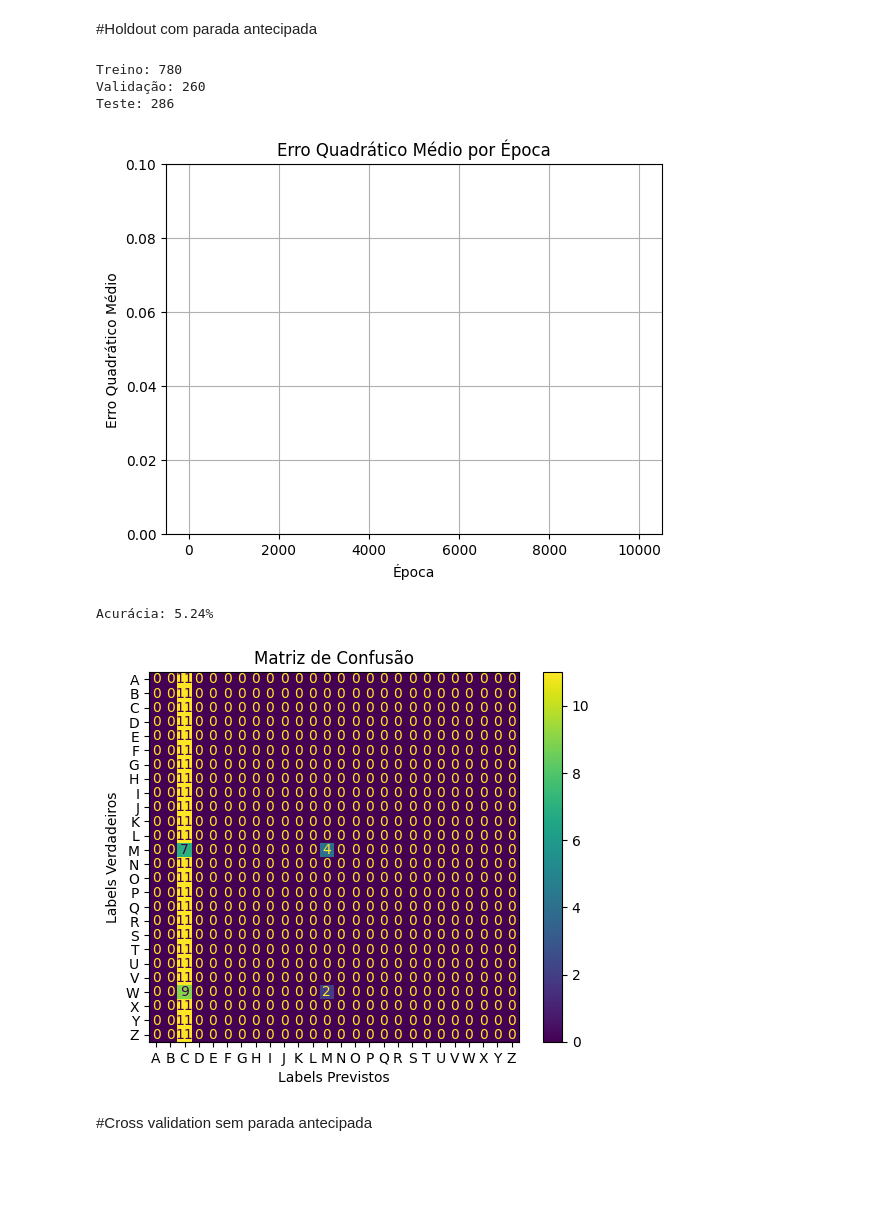
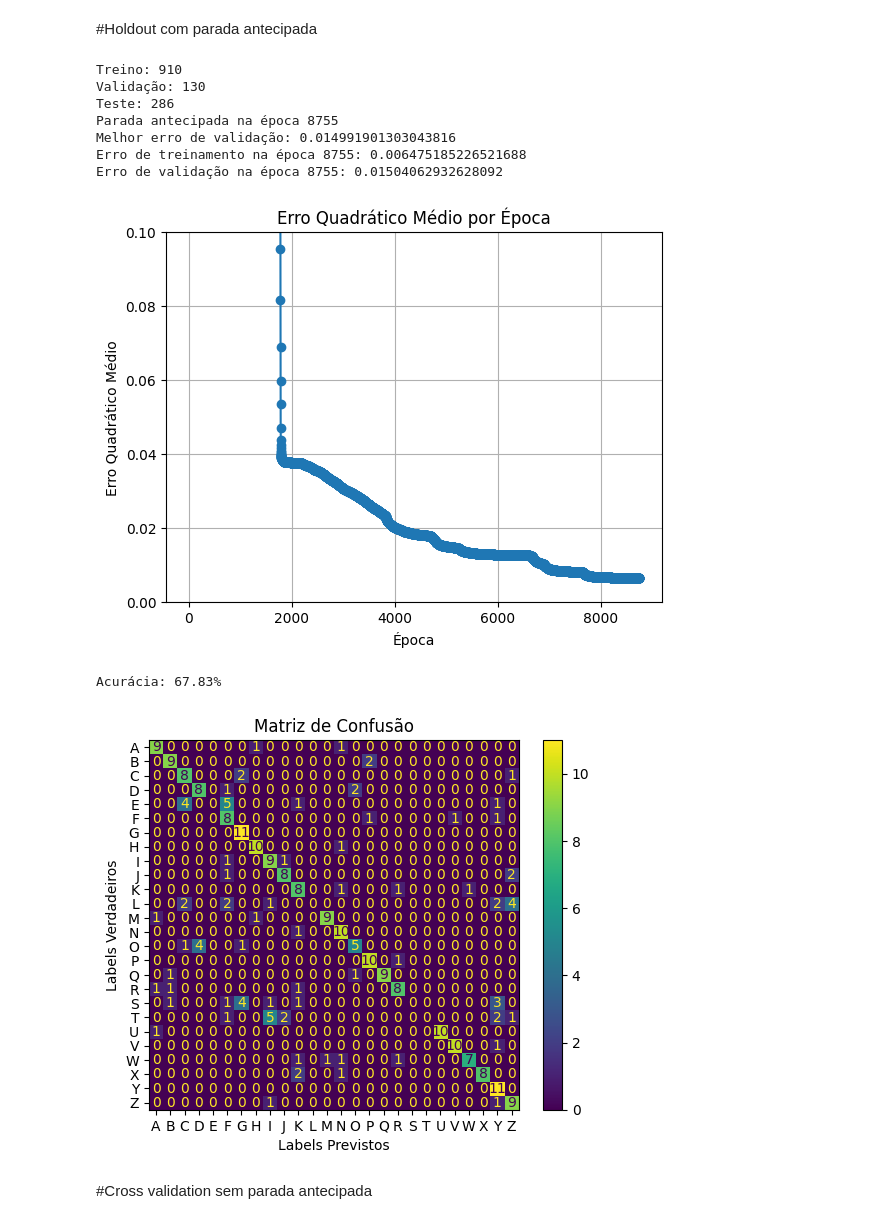
Before and after one commit to FabianaAndrade/projeto_IA, a Jupyter notebook: main.ipynb, the cells around one changed output. Drawn from its saved outputs; the diff is of its cells as text; code cells hidden in the pictures; blank space fills up the shorter version.

Commit message:
holdout parada antecipada

```diff
--- a/main.ipynb
+++ b/main.ipynb
@@ -360,47 +360,46 @@ def holdout_parada_antecipada(X, y, tamanho_entrada, num_classes):
     '''
         houldout com parada antecipada
     '''
-    perc_treino = 0.6
-    perc_validacao = 0.2
+    perc_treino = 0.7
+    perc_validacao = 0.1
 
     arrays_combinados = np.hstack((X, y))
     np.random.shuffle(arrays_combinados)
 
     x_randomizado = arrays_combinados[:, :X.shape[1]]
     y_randomizado = arrays_combinados[:, X.shape[1]:]
 
     x_treino, y_treino, x_validacao, y_validacao, x_teste, y_teste = distribui_valores( x = x_randomizado, y = y_randomizado, perc_treino = perc_treino, perc_validacao = perc_validacao)
 
     print(f"Treino: {len(x_treino)}")
     print(f"Validação: {len(x_validacao)}")
     print(f"Teste: {len(x_teste)}")
 
-    epocas_sem_melhoria = 400
+    epocas_sem_melhoria = 500
 
     mlp = MLP(tamanho_entrada, tamanho_camada_escondida, num_classes, learning_rate)
     erros_treino, erros_val = treinamento(mlp, x_treino, y_treino, x_validacao, y_validacao, epocas, epocas_sem_melhoria)
 
     y_pred = predicto(mlp, x_teste)
     y_test_labels = np.argmax(y_teste, axis=1)
 
     acc = acuracia(y_test_labels, y_pred)
     print(f"Acurácia: {acc * 100:.2f}%")
-    cm = confusion_matrix(y_test_labels, y_pred)
-    cmd = ConfusionMatrixDisplay(cm, display_labels=['A','B', 'C', 'D', 'E', 'F', 'G', 'H', 'I', 'J', 'K', 'L', 'M', 'N', 'O', 'P', 'Q', 'R', 'S', 'T', 'U', 'V', 'W', 'X', 'Y', 'Z'])
-    cmd.plot()
-    cmd.ax_.set(xlabel = 'Labels Previstos', ylabel = 'Labels Verdadeiros', title = 'Matriz de Confusão')
+    plota_matriz_confusao(y_test_labels, y_pred)
 
-tamanho_camada_entrada= 120
-tamanho_camada_saida = 26
 leitura_dados = LeituraDados()
 holdout_parada_antecipada(leitura_dados.x, leitura_dados.y, tamanho_camada_entrada, tamanho_camada_saida)
 # %% [output]
-Treino: 780
-Validação: 260
+Treino: 910
+Validação: 130
 Teste: 286
+Parada antecipada na época 8755
+Melhor erro de validação: 0.014991901303043816
+Erro de treinamento na época 8755: 0.006475185226521688
+Erro de validação na época 8755: 0.01504062932628092
-[figure, old version]
+[figure, new version]
-Acurácia: 5.24%
+Acurácia: 67.83%
-[figure, old version]
+[figure, new version]
 # %% [markdown]
 #Cross validation sem parada antecipada
 # %%
```
